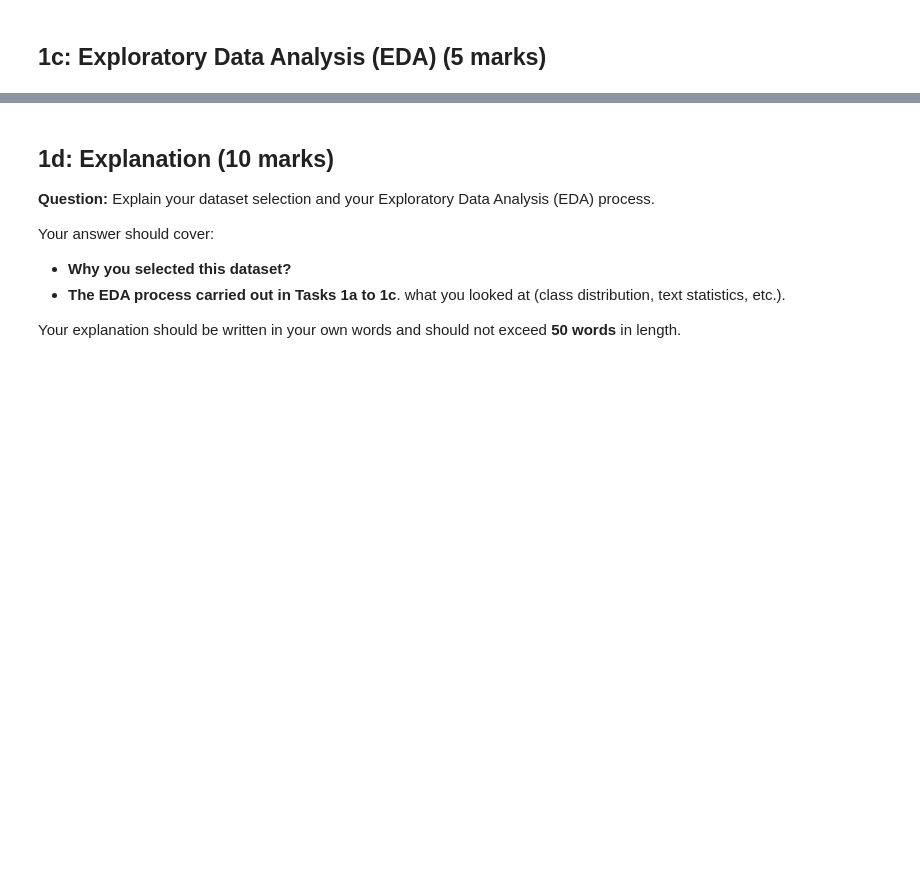
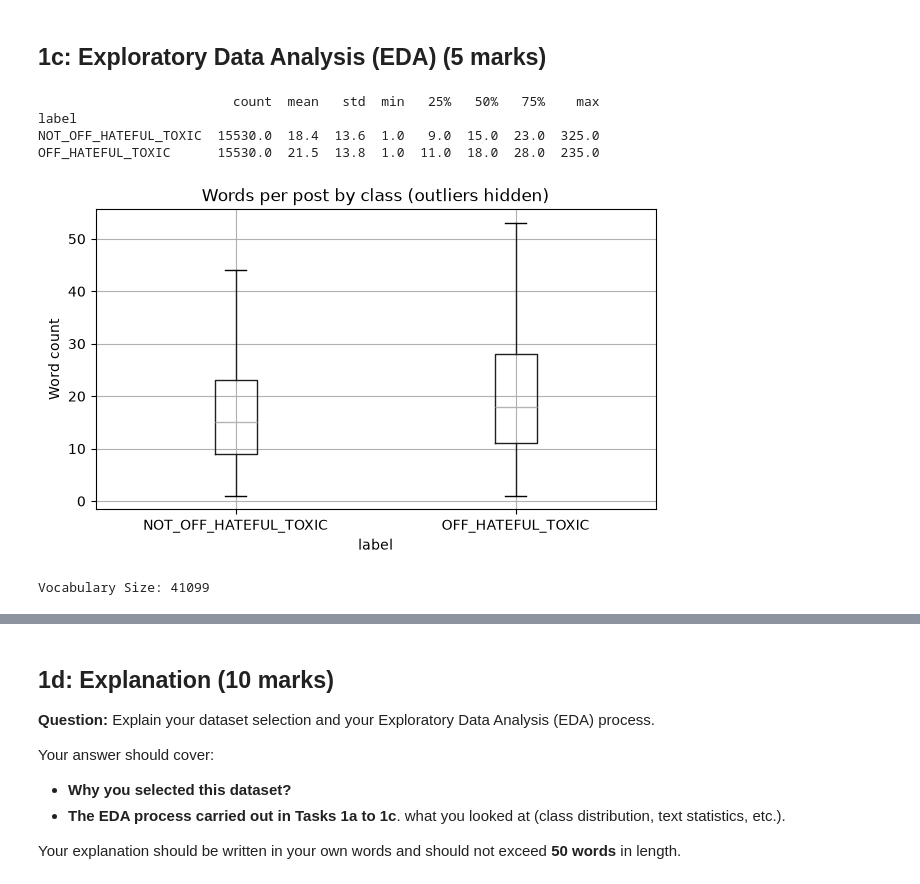
Before and after one commit to sdsheeljunior/nlp_assignments, a Jupyter notebook: CT5120 - Assignment 1.ipynb, the cells around one changed output, grey strips where cells are left out. Drawn from its saved outputs; the diff is of its cells as text; code cells hidden in the pictures; blank space fills up the shorter version.

```diff
--- a/CT5120 - Assignment 1.ipynb
+++ b/CT5120 - Assignment 1.ipynb
@@ -250,0 +280,22 @@ Text(0, 0.5, 'Count')
+# %%
+df_train["n_words"] = df_train["text"].str.split().str.len()
+print(df_train.groupby("label")["n_words"].describe().round(1))
+# %% [output]
+                         count  mean   std  min   25%   50%   75%    max
+label
+NOT_OFF_HATEFUL_TOXIC  15530.0  18.4  13.6  1.0   9.0  15.0  23.0  325.0
+OFF_HATEFUL_TOXIC      15530.0  21.5  13.8  1.0  11.0  18.0  28.0  235.0
+# %%
+df_train.boxplot(column="n_words", by="label", showfliers=False, figsize=(7, 4))
+plt.suptitle("")
+plt.title("Words per post by class (outliers hidden)")
+plt.ylabel("Word count")
+plt.show()
+# %% [output]
+[figure, added]
+# %%
+countv = CountVectorizer()
+countv.fit(df_train["text"])
+print("Vocabulary Size:", len(countv.vocabulary_))
+# %% [output]
+Vocabulary Size: 41099
```
Also changed, not shown: parts of 25 cells of this notebook.
